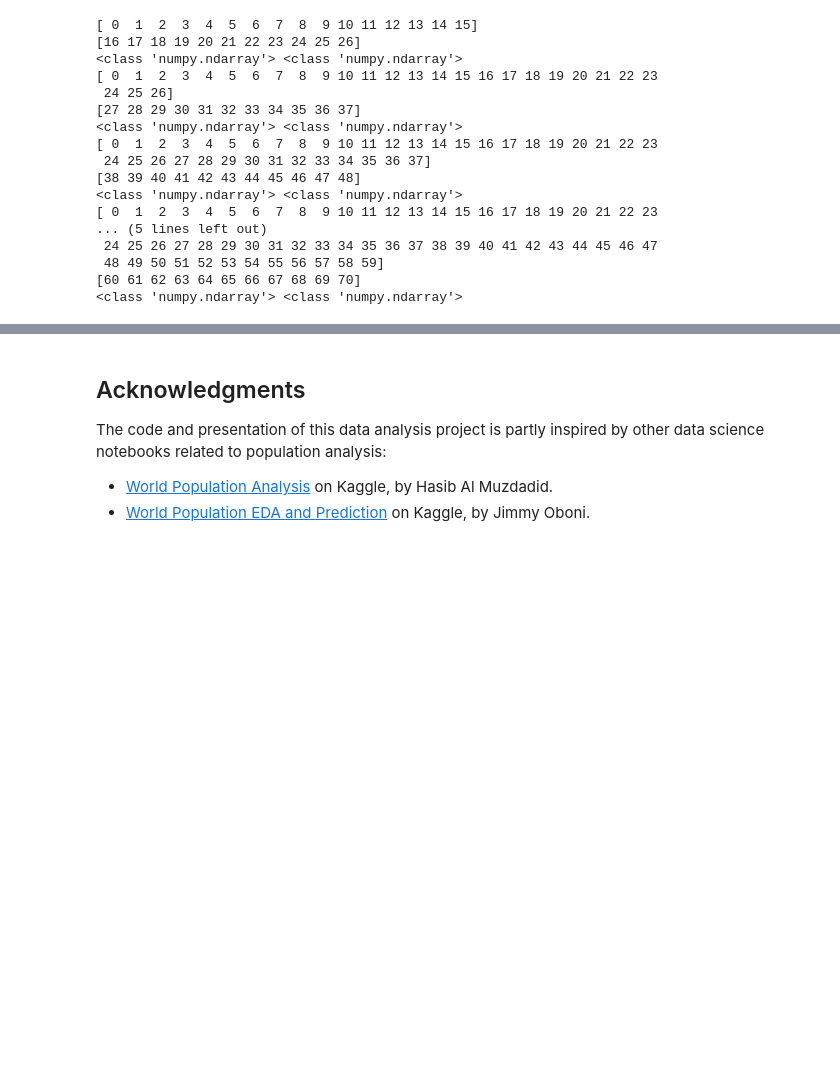
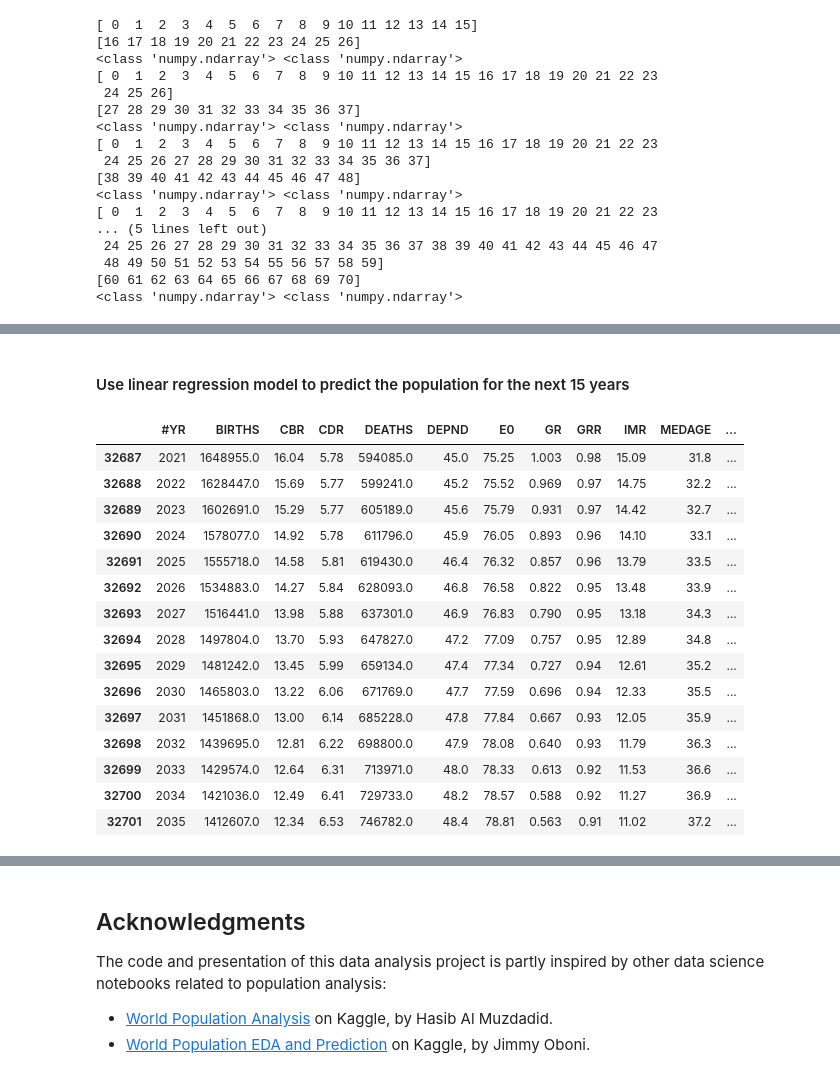
Before and after one commit to thaianle/international-database, a Jupyter notebook: idb5yr-python.ipynb, the cells around one changed output, grey strips where cells are left out. Drawn from its saved outputs; the diff is of its cells as text; code cells hidden in the pictures; blank space fills up the shorter version.

```diff
--- a/idb5yr-python.ipynb
+++ b/idb5yr-python.ipynb
@@ -844,0 +875,26 @@ Negative MSE for elastic_net: [-4.05767570e+12 -6.32982895e+11 -4.74784917e+12 -
+# %% [markdown]
+#### Use linear regression model to predict the population for the next 15 years
+# %%
+vn_future_temp = idb5yr_imputing[np.logical_and(idb5yr_imputing['GEO_ID'] == 'W140000WOVN',
+                                           np.logical_and(idb5yr_imputing['#YR'] >= 2021, idb5yr_imputing['#YR'] <= 2035))]
+
+vn_future = vn_future_temp[['#YR', 'BIRTHS', 'CBR', 'CDR', 'DEATHS', 'DEPND', 'E0', 'GR', 'GRR', 'IMR', 'MEDAGE', 'NATINCR', 'NIM', 'NMR', 'POP_DENS', 'RNI', 'SEXRATIO', 'SRB', 'TFR', 'POP']]
+
+vn_future
+# %% [output]
+|  | #YR | BIRTHS | CBR | CDR | DEATHS | DEPND | E0 | GR | GRR | IMR | MEDAGE | ... |
+| 32687 | 2021 | 1648955.0 | 16.04 | 5.78 | 594085.0 | 45.0 | 75.25 | 1.003 | 0.98 | 15.09 | 31.8 | ... |
+| 32688 | 2022 | 1628447.0 | 15.69 | 5.77 | 599241.0 | 45.2 | 75.52 | 0.969 | 0.97 | 14.75 | 32.2 | ... |
+| 32689 | 2023 | 1602691.0 | 15.29 | 5.77 | 605189.0 | 45.6 | 75.79 | 0.931 | 0.97 | 14.42 | 32.7 | ... |
+| 32690 | 2024 | 1578077.0 | 14.92 | 5.78 | 611796.0 | 45.9 | 76.05 | 0.893 | 0.96 | 14.10 | 33.1 | ... |
+| 32691 | 2025 | 1555718.0 | 14.58 | 5.81 | 619430.0 | 46.4 | 76.32 | 0.857 | 0.96 | 13.79 | 33.5 | ... |
+| 32692 | 2026 | 1534883.0 | 14.27 | 5.84 | 628093.0 | 46.8 | 76.58 | 0.822 | 0.95 | 13.48 | 33.9 | ... |
+| 32693 | 2027 | 1516441.0 | 13.98 | 5.88 | 637301.0 | 46.9 | 76.83 | 0.790 | 0.95 | 13.18 | 34.3 | ... |
+| 32694 | 2028 | 1497804.0 | 13.70 | 5.93 | 647827.0 | 47.2 | 77.09 | 0.757 | 0.95 | 12.89 | 34.8 | ... |
+| 32695 | 2029 | 1481242.0 | 13.45 | 5.99 | 659134.0 | 47.4 | 77.34 | 0.727 | 0.94 | 12.61 | 35.2 | ... |
+| 32696 | 2030 | 1465803.0 | 13.22 | 6.06 | 671769.0 | 47.7 | 77.59 | 0.696 | 0.94 | 12.33 | 35.5 | ... |
+| 32697 | 2031 | 1451868.0 | 13.00 | 6.14 | 685228.0 | 47.8 | 77.84 | 0.667 | 0.93 | 12.05 | 35.9 | ... |
+| 32698 | 2032 | 1439695.0 | 12.81 | 6.22 | 698800.0 | 47.9 | 78.08 | 0.640 | 0.93 | 11.79 | 36.3 | ... |
+| 32699 | 2033 | 1429574.0 | 12.64 | 6.31 | 713971.0 | 48.0 | 78.33 | 0.613 | 0.92 | 11.53 | 36.6 | ... |
+| 32700 | 2034 | 1421036.0 | 12.49 | 6.41 | 729733.0 | 48.2 | 78.57 | 0.588 | 0.92 | 11.27 | 36.9 | ... |
+| 32701 | 2035 | 1412607.0 | 12.34 | 6.53 | 746782.0 | 48.4 | 78.81 | 0.563 | 0.91 | 11.02 | 37.2 | ... |
```
Also changed, not shown: parts of 11 cells of this notebook.
